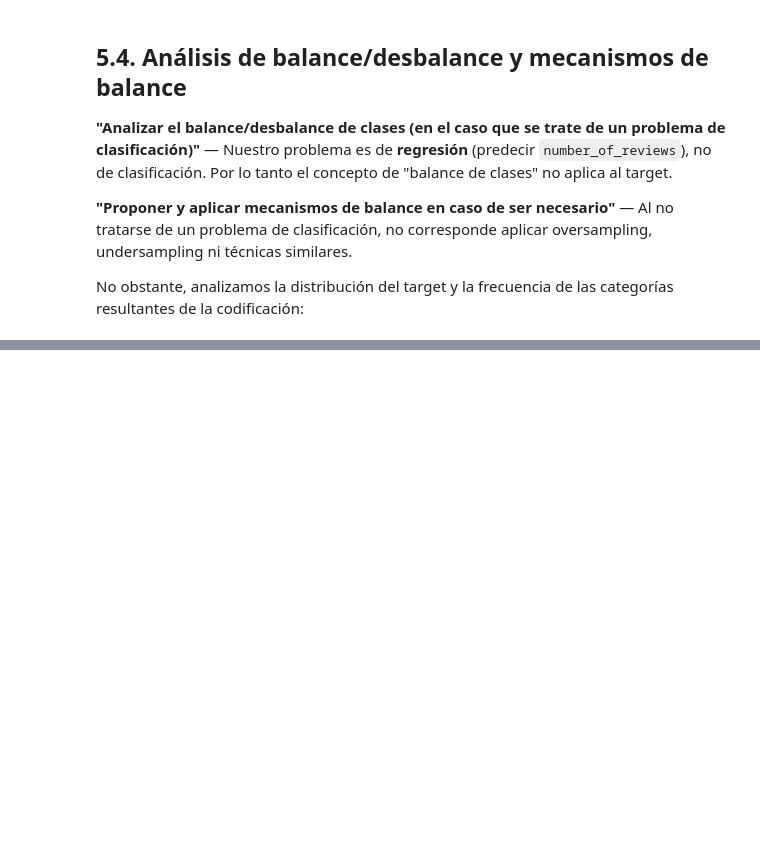
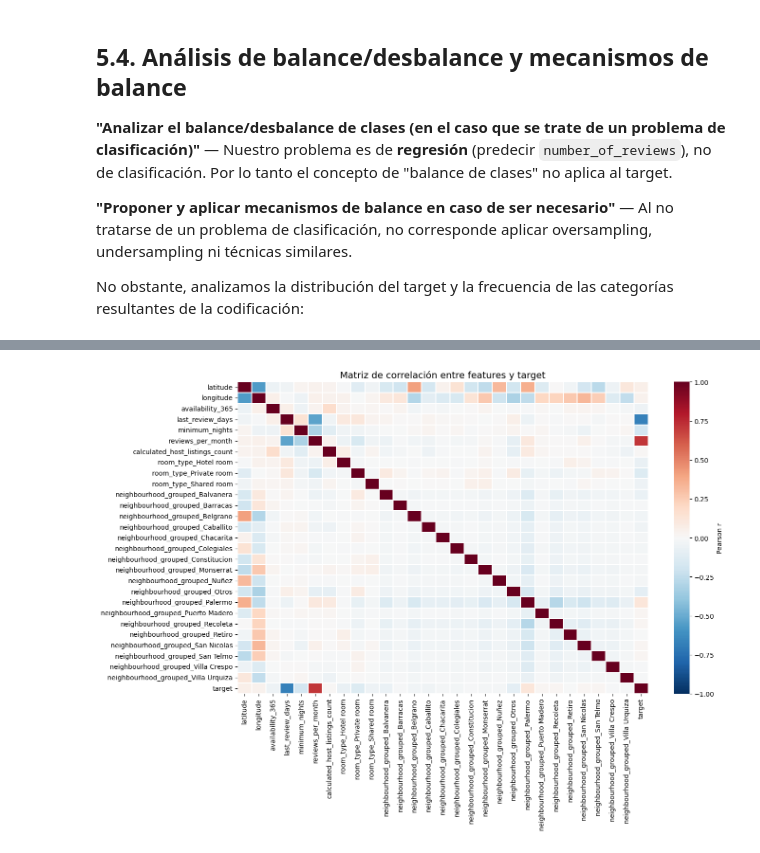
Before and after one commit to uqee/CEIA_AdD_AMIA_Trabajo_grupal_7, a Jupyter notebook: src/listings.ipynb, the cells around one changed output, grey strips where cells are left out. Drawn from its saved outputs; the diff is of its cells as text; code cells hidden in the pictures; blank space fills up the shorter version.

```diff
--- a/src/listings.ipynb
+++ b/src/listings.ipynb
@@ -577,7 +577,7 @@ El umbral de 50 sigue el criterio usado en la sección 2 para la visualización
 import pandas as pd
 
 # --- Agrupar neighbourhood de baja frecuencia ---
-umbral = 50
+umbral = 200
 freq = df_clean['neighbourhood'].value_counts()
 barrios_raros = freq[freq < umbral].index
 
@@ -594,6 +594,9 @@ print(df_clean['neighbourhood_grouped'].value_counts().head(20))
 # (pd.get_dummies elimina la columna original al reemplazarla por one-hot)
 strat_labels = df_clean['neighbourhood_grouped'].copy()
 
+# --- Eliminar neighbourhood original (ya tenemos la versión agrupada) ---
+df_clean = df_clean.drop(columns=['neighbourhood'])
+
 # --- One-hot encoding ---
 cat_cols = ['room_type', 'neighbourhood_grouped']
 df_encoded = pd.get_dummies(df_clean, columns=cat_cols, drop_first=True, dtype=int)
@@ -775,0 +800,85 @@ Hotel room             77         0.3
+# %%
+# --- 6.1. Selección de features con filtros ---
+
+import pandas as pd
+import numpy as np
+import matplotlib.pyplot as plt
+import seaborn as sns
+from sklearn.feature_selection import f_regression, mutual_info_regression
+
+# --- 1. Matriz de correlación ---
+corr = X_train_scaled.copy()
+corr['target'] = y_train
+
+corr_matrix = corr.corr(method='pearson')
+
+plt.figure(figsize=(14, 10))
+sns.heatmap(corr_matrix, cmap='RdBu_r', center=0, vmin=-1, vmax=1,
+            linewidths=0.3, cbar_kws={'label': 'Pearson r'})
+plt.title('Matriz de correlación entre features y target', fontsize=14)
+plt.tight_layout()
+plt.show()
+
+# Correlación con el target
+target_corr = corr_matrix['target'].drop('target').sort_values(ascending=False)
+print("Correlación de cada feature con el target (Pearson):")
+print(target_corr.to_string(float_format=lambda x: f'{x:.4f}'))
+
+# Multicolinealidad: pares con |r| > 0.8
+print("\nPares de features con alta correlación (|r| > 0.8):")
+high_corr = []
+for i in range(len(corr_matrix.columns)):
+    for j in range(i+1, len(corr_matrix.columns)):
+        col_i = corr_matrix.columns[i]
+        col_j = corr_matrix.columns[j]
+        if col_i == 'target' or col_j == 'target':
+            continue
+        r = corr_matrix.iloc[i, j]
+        if abs(r) > 0.8:
+            high_corr.append((col_i, col_j, r))
+            print(f"  {col_i:40s}  —  {col_j:40s}  r = {r:.3f}")
+if not high_corr:
+    print("  (ningún par supera el umbral de 0.8)")
+
+# --- 2. ANOVA F-test ---
+f_stats, p_values = f_regression(X_train_scaled, y_train)
+
+ranking_f = pd.DataFrame({
+    'feature': X_train_scaled.columns,
+    'F_statistic': f_stats,
+    'p_value': p_values
+}).sort_values('F_statistic', ascending=False).reset_index(drop=True)
+
+print("\nRanking por ANOVA F-test (f_regression):")
+print(ranking_f.to_string(index=False, float_format=lambda x: f'{x:.4f}'))
+
+# --- 3. Mutual Information ---
+mi = mutual_info_regression(X_train_scaled, y_train, random_state=42)
+
+ranking_mi = pd.DataFrame({
+    'feature': X_train_scaled.columns,
+    'mutual_info': mi
+}).sort_values('mutual_info', ascending=False).reset_index(drop=True)
+
+print("\nRanking por Mutual Information:")
+print(ranking_mi.to_string(index=False, float_format=lambda x: f'{x:.4f}'))
+
+# --- 4. Comparativa ---
+fig, axes = plt.subplots(1, 2, figsize=(14, 5))
+
+axes[0].barh(range(len(ranking_f)), ranking_f['F_statistic'][::-1], color='steelblue')
+axes[0].set_yticks(range(len(ranking_f)))
+axes[0].set_yticklabels(ranking_f['feature'][::-1])
+axes[0].set_xlabel('F-statistic')
+axes[0].set_title('ANOVA F-test')
+
+axes[1].barh(range(len(ranking_mi)), ranking_mi['mutual_info'][::-1], color='steelblue')
+axes[1].set_yticks(range(len(ranking_mi)))
+axes[1].set_yticklabels(ranking_mi['feature'][::-1])
+axes[1].set_xlabel('Mutual Information')
+axes[1].set_title('Mutual Information')
+
+plt.tight_layout()
+plt.show()
+# %% [output]
+[figure, added]
```
Also changed, not shown: parts of 10 cells of this notebook.
